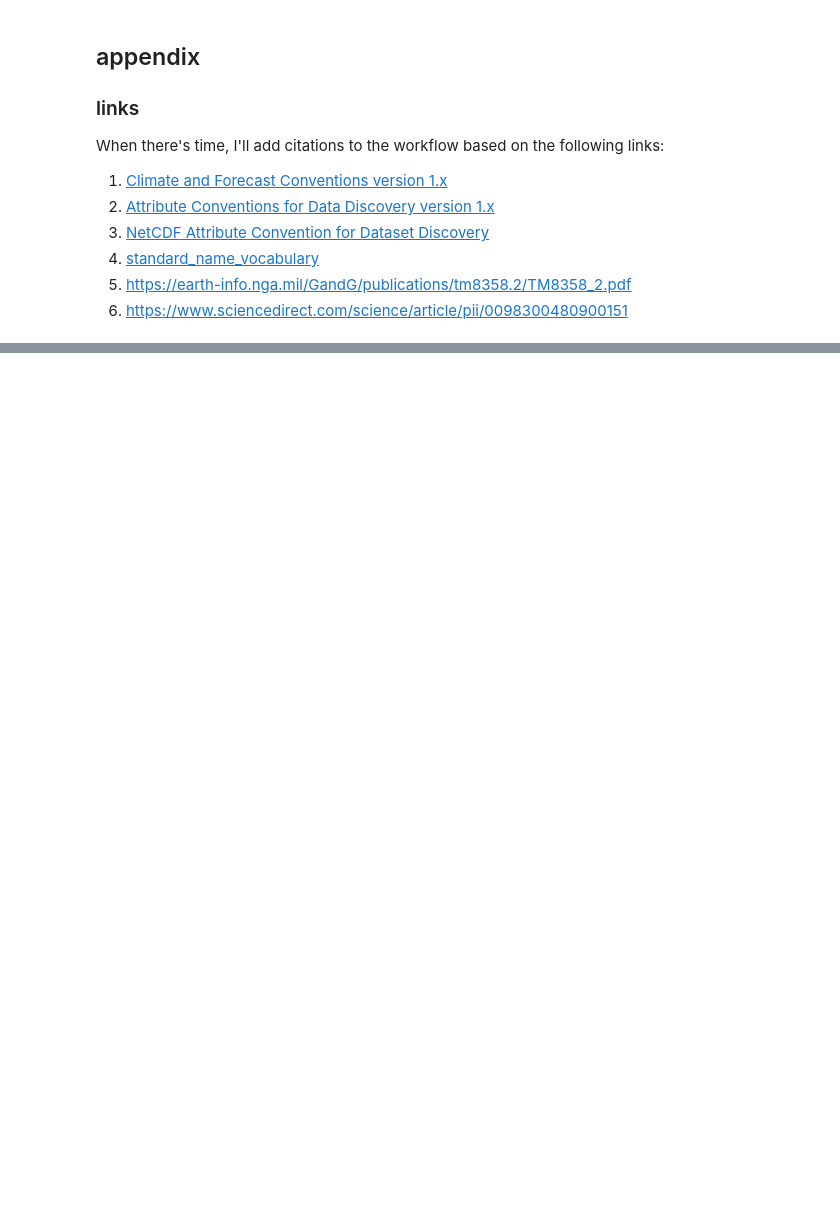
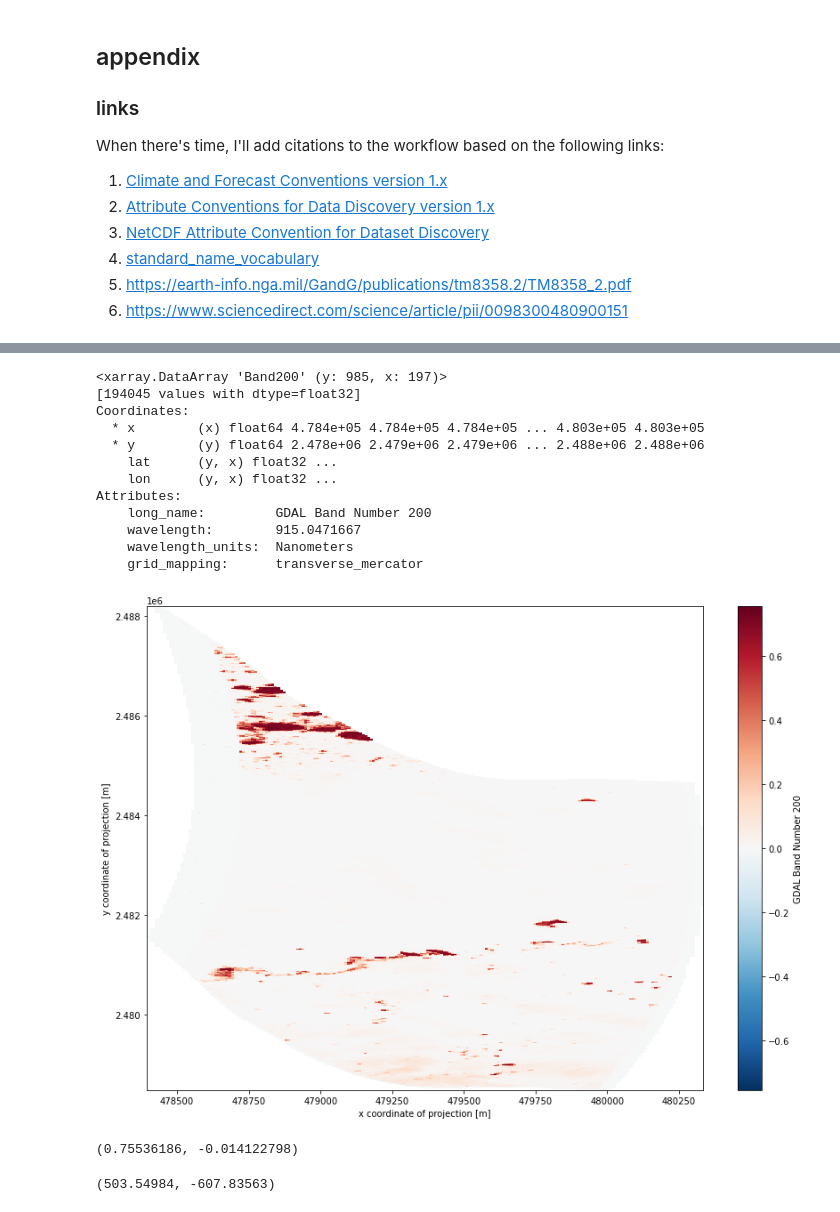
Before and after one commit to jjmcnelis/nasa-prism-data-decomposed, a Jupyter notebook: PRISM-Data-Decomposed.ipynb, the cells around one changed output, grey strips where cells are left out. Saved outputs shown, nothing was run; the diff lists cells and outputs as text; code cells hidden in the pictures; blank space fills up the shorter version.

Commit message:
minimal example is tested and working. could use better plots.

```diff
--- a/PRISM-Data-Decomposed.ipynb
+++ b/PRISM-Data-Decomposed.ipynb
@@ -1101,0 +958,10 @@ drwxr-xr-x 7 jack jack      4096 Aug 23 15:58 .
+# %%
+# Untar the flight line we downloaded before.
+!tar -zxvf $__tar__
+
+# Get test input (ENVI) and output (netCDF4)
+_gdal_input = f"{__tar__[:-12]}_corr_v1k/{__tar__[:-12]}_corr_v1k_img"
+_gdal_output = f"{__tar__[:-12]}_refl_gdal.nc"
+
+# Run gdal_translate to convert the ENVI file to netCDF-4.
+!gdalmdimtranslate -of netCDF -co "FORMAT=NC4C" -co "COMPRESS=DEFLATE" -co "ZLEVEL=4" -co "WRITE_LONLAT=YES" $_gdal_input $_gdal_output
@@ -1101,0 +978,4 @@ drwxr-xr-x 7 jack jack      4096 Aug 23 15:58 .
+# %%
+import xarray as xr
+ds1 = xr.open_dataset(_gdal_output)
+ds2 = xr.open_dataset(__out__)
@@ -1101,0 +1017,25 @@ drwxr-xr-x 7 jack jack      4096 Aug 23 15:58 .
+# %%
+ds1.Band200.plot(figsize=(14,10))
+ds1.Band200
+# %% [output]
+<xarray.DataArray 'Band200' (y: 985, x: 197)>
+[194045 values with dtype=float32]
+Coordinates:
+  * x        (x) float64 4.784e+05 4.784e+05 4.784e+05 ... 4.803e+05 4.803e+05
+  * y        (y) float64 2.478e+06 2.479e+06 2.479e+06 ... 2.488e+06 2.488e+06
+    lat      (y, x) float32 ...
+    lon      (y, x) float32 ...
+Attributes:
+    long_name:         GDAL Band Number 200
+    wavelength:        915.0471667
+    wavelength_units:  Nanometers
+    grid_mapping:      transverse_mercator
+[figure, added]
+# %%
+np.nanmax(ds1.Band200.data), np.nanmin(ds1.Band200.data)
+# %% [output]
+(0.75536186, -0.014122798)
+# %%
+np.nanmax(ds2.reflectance.data), np.nanmin(ds2.reflectance.data)
+# %% [output]
+(503.54984, -607.83563)
```
Also changed, not shown: parts of 56 cells of this notebook.
